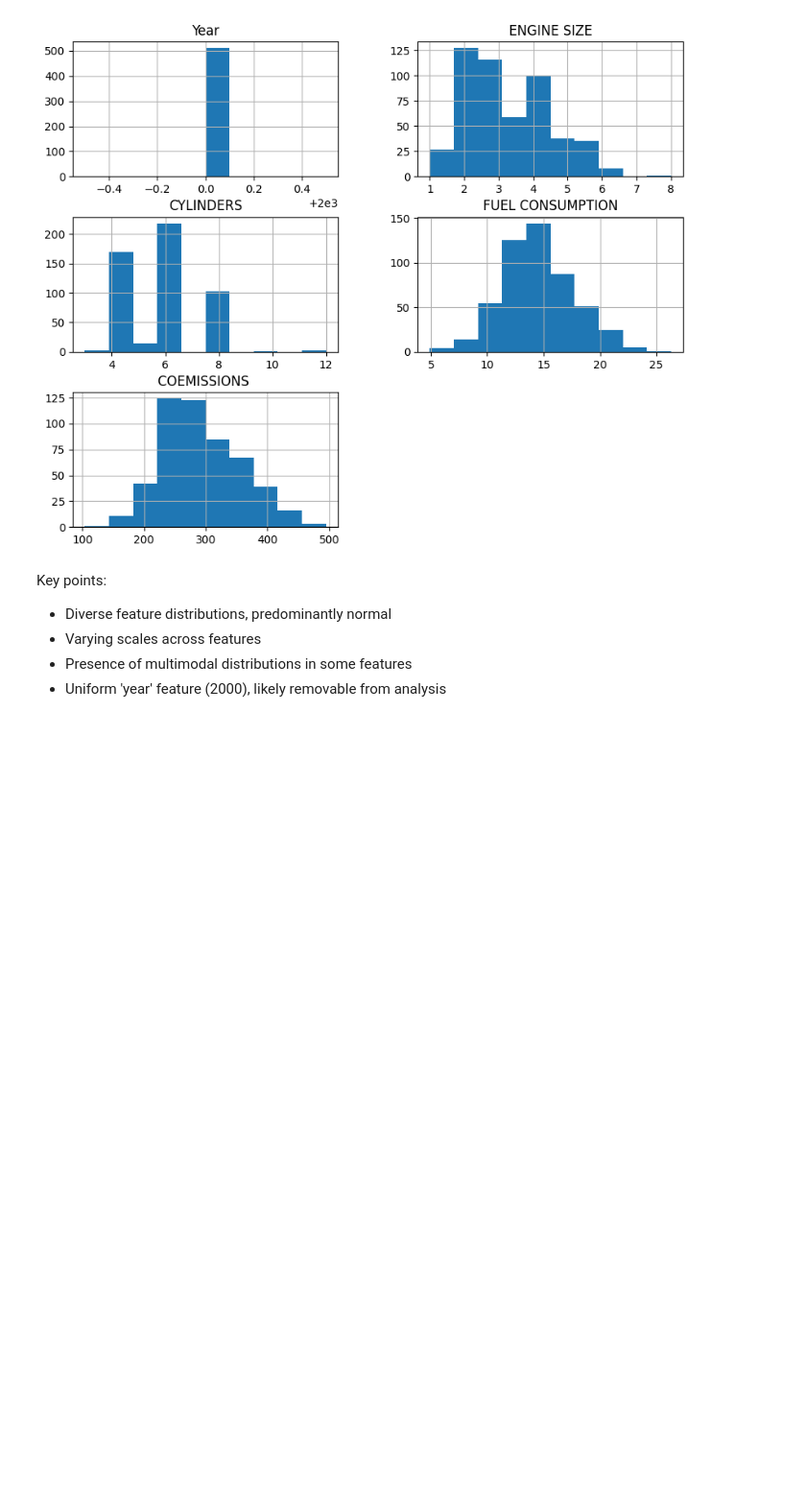
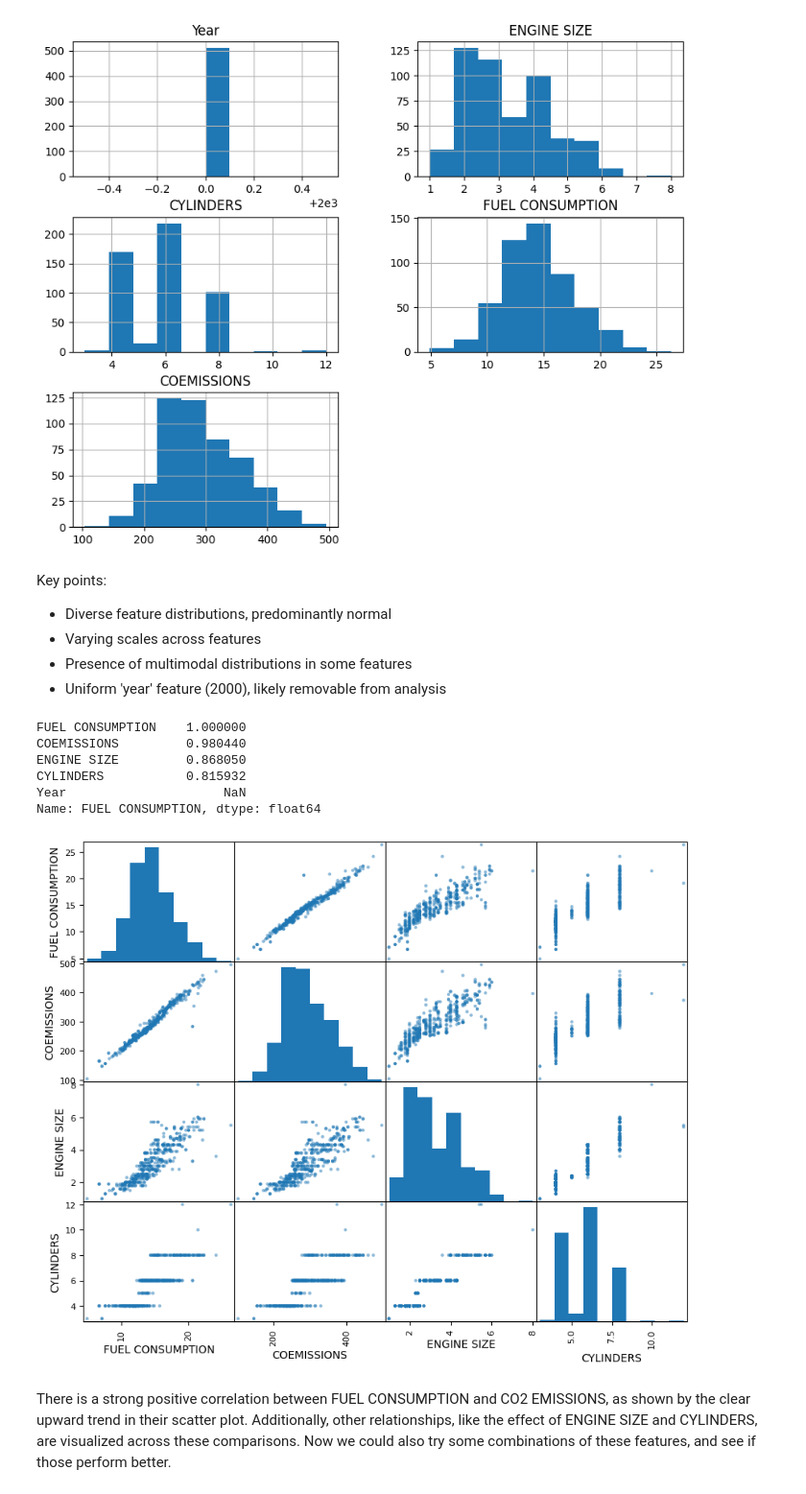
Before and after one commit to karthick-yes/Karthik_Sunil_A1, a Jupyter notebook: notebooks/data_exploration.ipynb, the cells around one changed output. Shown: that part at 96% size. Cells and saved outputs as stored; diff of their text form; code cells hidden in the pictures; blank space fills up the shorter version.

```diff
--- a/notebooks/data_exploration.ipynb
+++ b/notebooks/data_exploration.ipynb
@@ -180,0 +134,19 @@ class TargetEncoder:
+# %%
+corr_matrix = data.corr(numeric_only=True)
+corr_matrix['FUEL CONSUMPTION'].sort_values(ascending=False)
+# %% [output]
+FUEL CONSUMPTION    1.000000
+COEMISSIONS         0.980440
+ENGINE SIZE         0.868050
+CYLINDERS           0.815932
+Year                     NaN
+Name: FUEL CONSUMPTION, dtype: float64
+# %%
+from pandas.plotting import scatter_matrix
+
+attributes = ['FUEL CONSUMPTION', 'COEMISSIONS', 'ENGINE SIZE', 'CYLINDERS']
+scatter_matrix(data[attributes], figsize=(10,8));
+# %% [output]
+[figure, added]
+# %% [markdown]
+There is a strong positive correlation between FUEL CONSUMPTION and CO2 EMISSIONS, as shown by the clear upward trend in their scatter plot. Additionally, other relationships, like the effect of ENGINE SIZE and CYLINDERS, are visualized across these comparisons. Now we could also try some combinations of these features, and see if those perform better.
```
Also changed, not shown: parts of 9 cells of this notebook.
